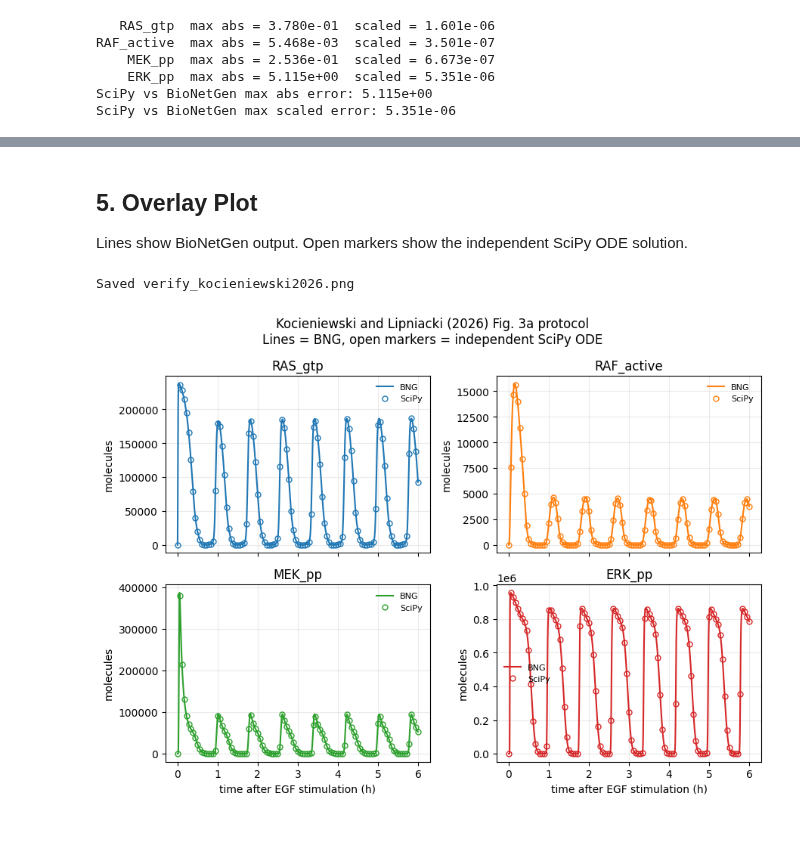
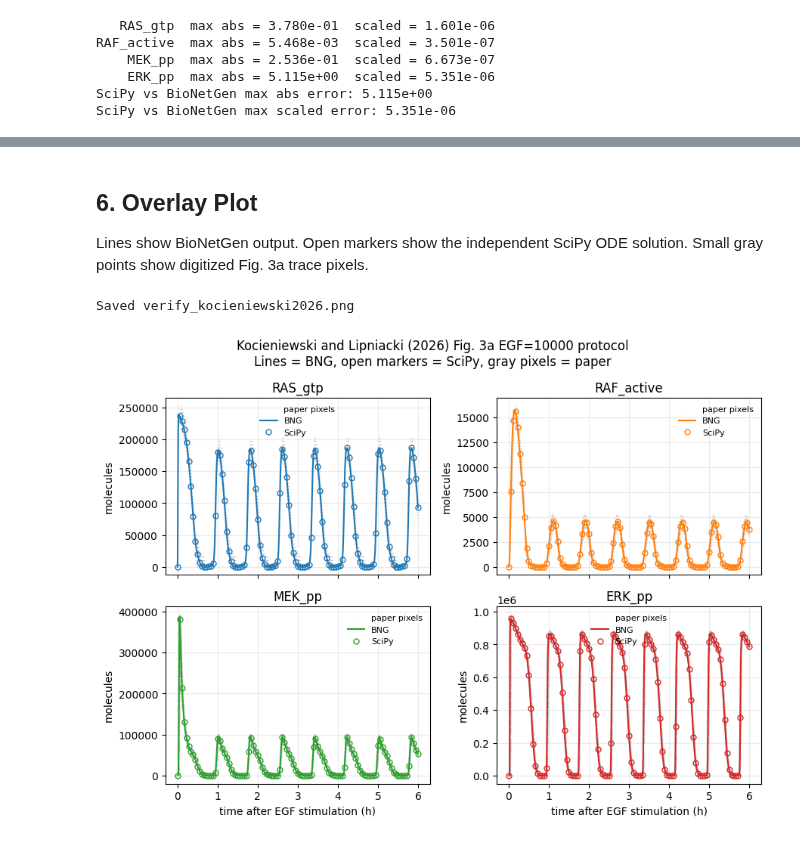
Before and after one commit to wshlavacek/BNGL-Models, a Jupyter notebook: models/mapk_erk_system_regulation_kocieniewski2026/verify_kocieniewski2026.ipynb, the cells around one changed output, grey strips where cells are left out. Cells and saved outputs as stored; diff of their text form; code cells hidden in the pictures.

Commit message:
Verify Kocieniewski model against digitized figure data

```diff
--- a/models/mapk_erk_system_regulation_kocieniewski2026/verify_kocieniewski2026.ipynb
+++ b/models/mapk_erk_system_regulation_kocieniewski2026/verify_kocieniewski2026.ipynb
@@ -19,8 +20,10 @@ from pathlib import Path
 
 import matplotlib.pyplot as plt
 import numpy as np
+import pandas as pd
 from scipy.integrate import solve_ivp
 from scipy.sparse import csc_matrix
+from scipy.spatial import cKDTree
 
 MODEL_STEM = "mapk_erk_system_regulation_kocieniewski2026"
 
@@ -40,6 +43,7 @@ os.chdir(MODEL_DIR)
 BNGL_FILE = MODEL_DIR / f"{MODEL_STEM}.bngl"
 REF_DIR = MODEL_DIR / "reference"
 PNG_FILE = MODEL_DIR / "verify_kocieniewski2026.png"
+DIGITIZED_FIG3A = REF_DIR / "kocieniewski2026_fig3a_egf10000_digitized.csv"
 
 print(f"Model directory: {MODEL_DIR}")
 # %% [output]
@@ -314,7 +377,7 @@ SciPy vs BioNetGen max scaled error: 5.351e-06
 # %% [markdown]
-## 5. Overlay Plot
+## 6. Overlay Plot
 
-Lines show BioNetGen output. Open markers show the independent SciPy ODE solution.
+Lines show BioNetGen output. Open markers show the independent SciPy ODE solution. Small gray points show digitized Fig. 3a trace pixels.
 # %%
 name_to_col = {name: i for i, name in enumerate(run_header)}
 
@@ -325,33 +388,43 @@ plot_names = ["RAS_gtp", "RAF_active", "MEK_pp", "ERK_pp"]
 ylabels = ["molecules", "molecules", "molecules", "molecules"]
 
 for idx, (ax, name, ylabel) in enumerate(zip(axes, plot_names, ylabels)):
     col = name_to_col[name]
     color = colors[idx % len(colors)]
+    paper_trace = digitized[digitized["trace"] == name]
+    ax.scatter(
+        paper_trace["time_h"],
+        paper_trace["value_molecules"],
+        s=1,
+        color="0.2",
+        alpha=0.08,
+        linewidths=0,
+        label="paper pixels",
+    )
     ax.plot(run_data[:, 0] / 3600.0, run_data[:, col], color=color, lw=1.5, label="BNG")
     ax.plot(
         independent_data[:, 0] / 3600.0,
         independent_data[:, col],
         linestyle="none",
         marker="o",
         mfc="none",
         mec=color,
         ms=5,
         label="SciPy",
     )
     ax.set_title(name)
     ax.set_ylabel(ylabel)
     ax.grid(alpha=0.25)
     ax.legend(frameon=False, fontsize=8)
 
 axes[2].set_xlabel("time after EGF stimulation (h)")
 axes[3].set_xlabel("time after EGF stimulation (h)")
 fig.suptitle(
-    "Kocieniewski and Lipniacki (2026) Fig. 3a protocol\n"
-    "Lines = BNG, open markers = independent SciPy ODE"
+    "Kocieniewski and Lipniacki (2026) Fig. 3a EGF=10000 protocol\n"
+    "Lines = BNG, open markers = SciPy, gray pixels = paper"
 )
 fig.tight_layout()
 fig.savefig(PNG_FILE, dpi=200)
 print(f"Saved {PNG_FILE.name}")
 # %% [output]
 Saved verify_kocieniewski2026.png
-[figure, old version]
+[figure, new version]
```
Also changed, not shown: parts of 3 cells of this notebook, 3 other files.
